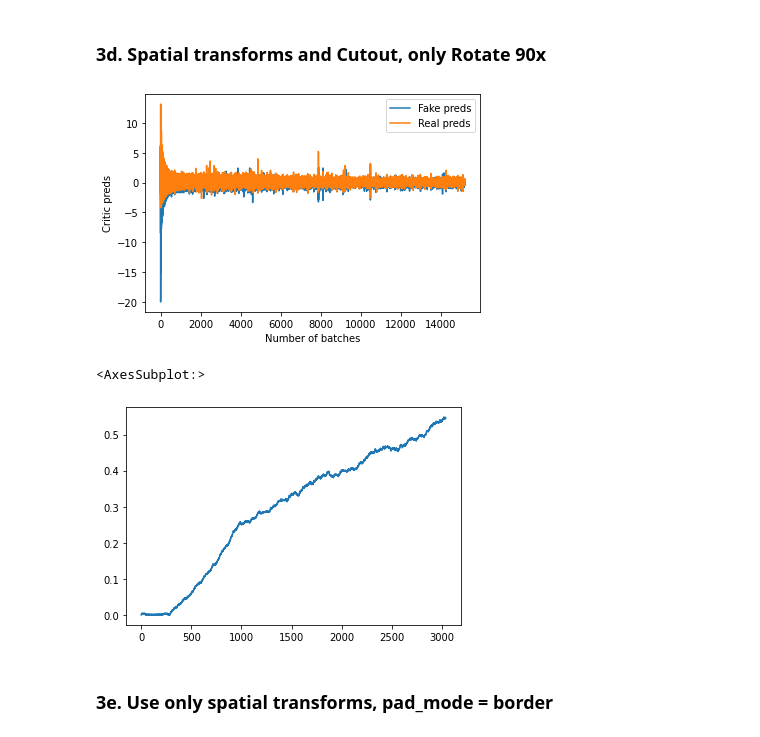
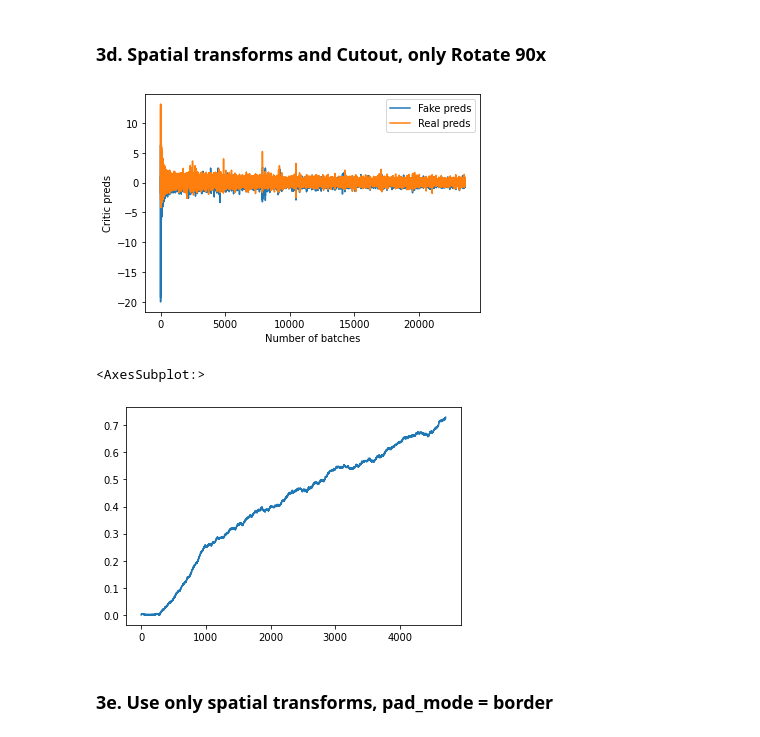
Before and after one commit to davidleonfdez/face2anime, a Jupyter notebook: notebooks/experiments/noise2anime-gan.ipynb, the cells around one changed output. Saved outputs shown, nothing was run; the diff lists cells and outputs as text; code cells hidden in the pictures.

Commit message:
Finish experiment of GAN with limited data

```diff
--- a/notebooks/experiments/noise2anime-gan.ipynb
+++ b/notebooks/experiments/noise2anime-gan.ipynb
@@ -60,13 +60,17 @@ target_fns
 normalize_tf = Normalize.from_stats(torch.tensor([0.5,0.5,0.5]), torch.tensor([0.5,0.5,0.5]))
 normalize_imagenet_tf = Normalize.from_stats(*imagenet_stats)
 
-dblock = DataBlock(blocks=(TransformBlock, ImageBlock),
+def get_dblock(extra_batch_tfms=None):
+    if extra_batch_tfms is None: extra_batch_tfms = []
+    return DataBlock(blocks=(TransformBlock, ImageBlock),
                    get_x=generate_noise,
                    #get_items=get_image_files,
                    get_items=lambda path: target_fns,
                    splitter=IndexSplitter([]),
                    item_tfms=Resize(img_size, method=ResizeMethod.Crop),
-                   batch_tfms=normalize_tf)
+                   batch_tfms=[normalize_tf] + extra_batch_tfms)
+
+dblock = get_dblock()
 main_path = anime_ds_path
 dls = dblock.dataloaders(main_path, path=main_path, bs=bs)
 # %%
@@ -455,7 +458,7 @@ FID stops going down much earlier than expected, even with low values of `p`. So
 Augmentation strength `p` is increased when a given percentage (`preds_above_0_overfit_threshold` param of `AdaptiveAugmentsCallback`) of real preds (logits actually) has a value greather than 0; otherwise, strength is decreased.
 # %%
 def create_learner_3(for_inference=False, p_change_thresh=0.6, filter_tfms_to_array=None,
-                     tfms_pad_mode=PadMode.Reflection):
+                     tfms_pad_mode=PadMode.Reflection, dblock=dblock, dls=dls, gp_w=1.):
     leakyReLU02 = partial(nn.LeakyReLU, negative_slope=0.2)
     down_op = ConvHalfDownsamplingOp2d(ks=4, act_cls=leakyReLU02, bn_1st=False,
                                        norm_type=NormType.Batch)
@@ -463,7 +466,7 @@ def create_learner_3(for_inference=False, p_change_thresh=0.6, filter_tfms_to_ar
     critic = res_critic(img_size, n_channels, down_op, id_down_op,
                         n_extra_convs_by_res_block=0, act_cls=leakyReLU02,
                         bn_1st=False, n_features=128, flatten_full=True)
-    ada_tfms = ADATransforms(0., pad_mode=tfms_pad_mode)
+    ada_tfms = ADATransforms(0., (img_size, img_size), pad_mode=tfms_pad_mode)
     tfms_array = (filter_tfms_to_array(ada_tfms) if filter_tfms_to_array is not None
                   else ada_tfms.to_array())
     aug_critic = nn.Sequential(TransformsLayer(setup_aug_tfms(tfms_array)),
@@ -478,7 +481,7 @@ def create_learner_3(for_inference=False, p_change_thresh=0.6, filter_tfms_to_ar
     c_loss_interceptors = []
     if not for_inference:
         # Pass critic to avoid grid_sample 2nd order derivative issue with aug_critic
-        cbs.append(R1GANGPCallback(weight=1., critic=critic))
+        cbs.append(R1GANGPCallback(weight=gp_w, critic=critic))
         ada_crit_preds_tracker = CritPredsTracker(reduce_batch=False)
         ada_cb = AdaptiveAugmentsCallback(ada_tfms, ada_crit_preds_tracker,
                                           preds_above_0_overfit_threshold=p_change_thresh)
@@ -509,6 +512,11 @@ def create_learner_3(for_inference=False, p_change_thresh=0.6, filter_tfms_to_ar
 def filter_spatial_tfms(ada_tfms):
     return [tfm for tfm in ada_tfms.to_array() if isinstance(tfm, AffineCoordTfm)]
 
+def filter_spatial_minus_rot_small(ada_tfms):
+    return [tfm for tfm in ada_tfms.to_array()
+            if (isinstance(tfm, (AffineCoordTfm)) and not isinstance(tfm, Rotate))
+                or tfm == ada_tfms.rotate_90x]
+
 def filter_spatial_and_co_minus_rot_small(ada_tfms):
     return [tfm for tfm in ada_tfms.to_array()
             if (isinstance(tfm, (AffineCoordTfm, RandomErasing)) and not isinstance(tfm, Rotate))
@@ -611,7 +617,7 @@ learn.add_cb(LossStore())
 ema_g_learn = Learner(dls, learn.ema_model, loss_func=lambda *args: torch.tensor(0.))
 lr = 2e-4
 # %%
-learn.fit(200, lr)
+learn.fit(310, lr)
 with learn.removed_cbs([learn.save_checkpoints, learn.loss_store]) as displayable_learn:
     displayable_learn.show_results(ds_idx=0)
 # %%
@@ -619,10 +625,11 @@ ema_g_learn.show_results(ds_idx=0)
 # %%
 plot_c_preds(learn.crit_preds_tracker)
 # %% [output]
-[figure, old version]
+[figure, new version]
 # %%
-sns.lineplot(x=range(len(learn.adaptive_augments.p_history)), y=learn.adaptive_augments.p_history)
+sns.lineplot(x=range(len(learn.adaptive_augments.p_history)),
+             y=learn.adaptive_augments.p_history)
 # %% [output]
 <AxesSubplot:>
-[figure, old version]
+[figure, new version]
 # %%
```
Also changed, not shown: parts of 57 cells of this notebook.
